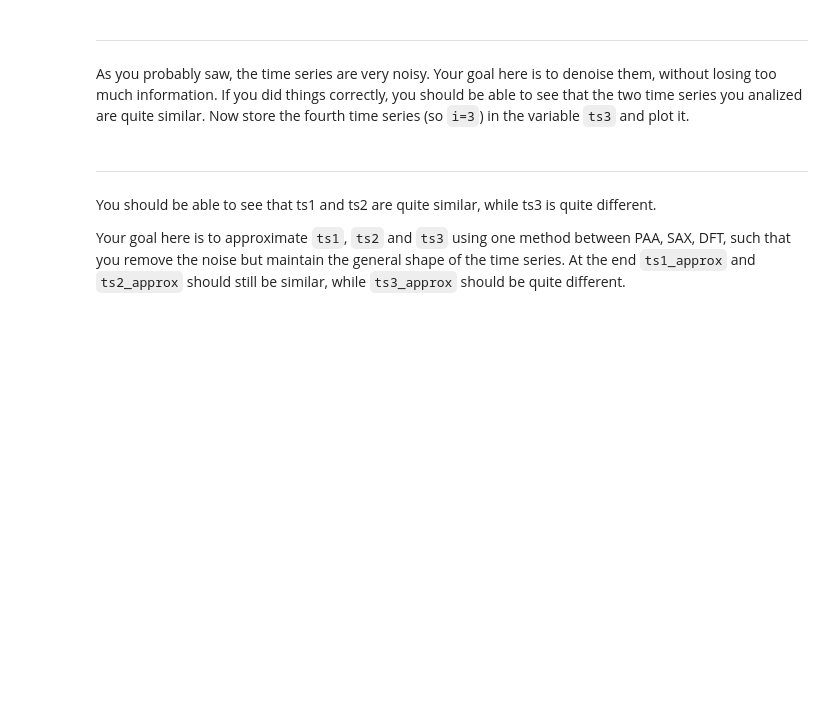
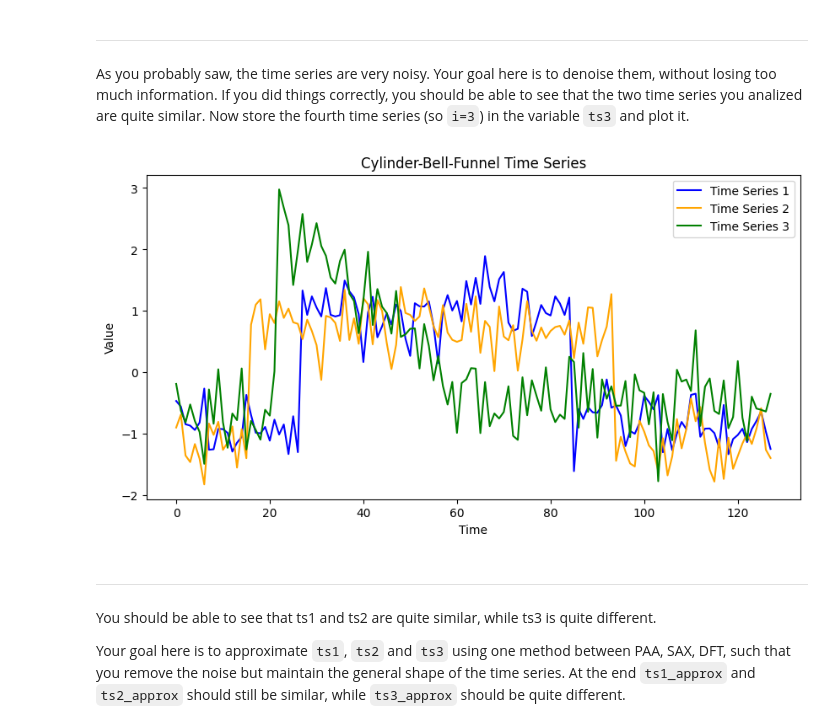
Before and after one commit to icezimmer/pmts, a Jupyter notebook: notebooks/02_Distances_and_Approximations_exercise.ipynb, the cells around one changed output. Cells and saved outputs as stored; diff of their text form; code cells hidden in the pictures; blank space fills up the shorter version.

```diff
--- a/notebooks/02_Distances_and_Approximations_exercise.ipynb
+++ b/notebooks/02_Distances_and_Approximations_exercise.ipynb
@@ -66,6 +120,21 @@ def dft_inverse_trasform(X_dft, n_coefs, n_timestamps):
 # %% [markdown]
 ---
 As you probably saw, the time series are very noisy. Your goal here is to denoise them, without losing too much information. If you did things correctly, you should be able to see that the two time series you analized are quite similar. Now store the fourth time series (so `i=3`) in the variable `ts3` and plot it.
+# %%
+ts3 = X[3, 0, :]
+# %%
+# plot ts1, ts2, ts3
+plt.figure(figsize=(10, 5))
+plt.plot(ts1, label='Time Series 1', color='blue')
+plt.plot(ts2, label='Time Series 2', color='orange')
+plt.plot(ts3, label='Time Series 3', color='green')
+plt.title('Cylinder-Bell-Funnel Time Series')
+plt.xlabel('Time')
+plt.ylabel('Value')
+plt.legend()
+plt.show()
+# %% [output]
+[figure, added]
 # %% [markdown]
 ---
 You should be able to see that ts1 and ts2 are quite similar, while ts3 is quite different.
```
Also changed, not shown: parts of 18 cells of this notebook, 1 other file.
